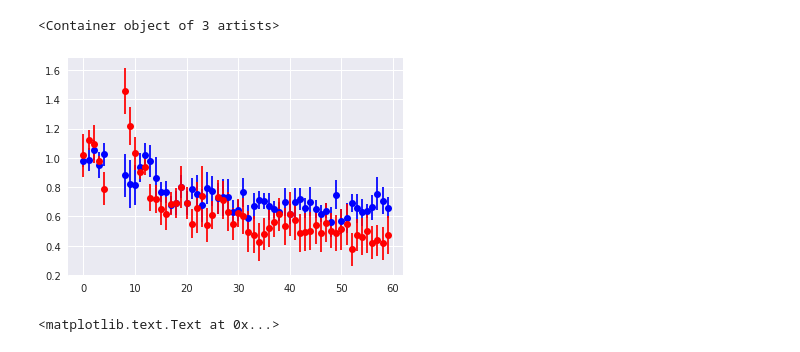
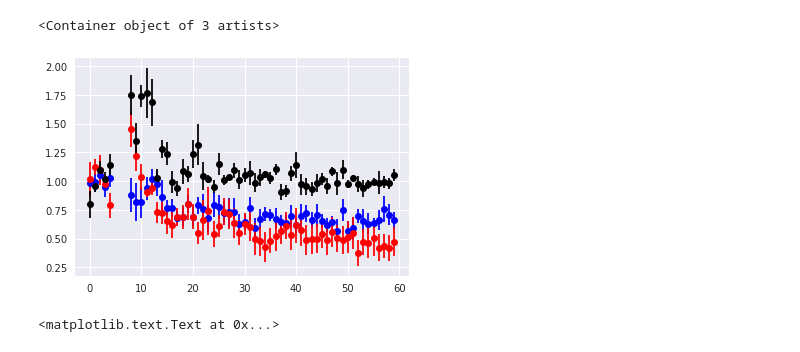
Before and after one commit to ShuangLiBCM/Patch_data_ana, a Jupyter notebook: Notebooks/Figure_preonly_reci_LTD_all.ipynb, the cells around one changed output. Cells and saved outputs as stored; diff of their text form; code cells hidden in the pictures.

Commit message:
Updated figures

```diff
--- a/Notebooks/Figure_preonly_reci_LTD_all.ipynb
+++ b/Notebooks/Figure_preonly_reci_LTD_all.ipynb
@@ -18,6 +17,7 @@ cd /data
 # %%
-pre_LTD2 = pd.read_pickle('pre_2Hz_reci')
-pre_LTD50 = pd.read_pickle('pre_50Hz_reci')
+pre_LTD2 = pd.read_pickle('/data/ana_pre_2Hz_reci')
+pre_LTD50 = pd.read_pickle('/data/ana_pre_50Hz_reci')
+pre_LTD50_uni = pd.read_pickle('/data/ana_pre_50Hz_uni')
 # %%
 pre_LTD2
 # %% [output]
@@ -69,34 +79,62 @@ ave_ptl_ste_2 = np.nanstd(ave_ptl_resp, axis=0)/np.sqrt(i)
 plt.errorbar(x=np.arange(len(ave_ptl_mean_2)), y=ave_ptl_mean_2, yerr=ave_ptl_ste_2, fmt='bo')
 
 data = pre_LTD50
 ave_ptl_resp = np.ones((len(data), 60))*np.nan
 
 for i in range(len(data)):
     bef_resp = data.iloc[i]['Before']['ave_amp1'][-5:]
     bef_rs = np.nanmean(data.iloc[i]['Before']['rs'][-5:])
     aft_rs = np.nanmean(data.iloc[i]['After']['rs'][:(data.iloc[i]['elimi']-7)][-5:])
     aft_resp = data.iloc[i]['After']['ave_amp1'][:(data.iloc[i]['elimi']-7)]*aft_rs/bef_rs
     bef_mean = np.nanmean(bef_resp)
     if aft_resp.shape[0] < 52:
         length_fill = 52 - aft_resp.shape[0]
         mean_fill = np.nanmean(aft_resp[-5:])
         ste_fill =  np.nanstd(aft_resp[-5:])
         np.random.seed(i)
         aft_fill = np.random.normal(loc=mean_fill, scale=ste_fill, size=(1,length_fill))
         aft_resp = np.concatenate((aft_resp, aft_fill.reshape(-1,1)))
 
     bef_resp = bef_resp/bef_mean
     aft_resp = aft_resp/bef_mean
     resp1_joint= np.concatenate([bef_resp, np.ones((3,1))*np.nan, aft_resp])
     ave_ptl_resp[i,:5] = bef_resp.reshape(1,-1)
     ave_ptl_resp[i,8:] = aft_resp[-52:].reshape(1,-1)
 
 ave_ptl_mean_50 = np.nanmean(ave_ptl_resp, axis=0)
 ave_ptl_ste_50 = np.nanstd(ave_ptl_resp, axis=0)/np.sqrt(i)
 plt.errorbar(x=np.arange(len(ave_ptl_mean_50)), y=ave_ptl_mean_50, yerr=ave_ptl_ste_50, fmt='ro')
+
+
+data = pre_LTD50_uni
+ave_ptl_resp = np.ones((len(data), 60))*np.nan
+
+for i in range(len(data)):
+    bef_resp = data.iloc[i]['Before']['ave_amp1'][-5:]
+    bef_rs = np.nanmean(data.iloc[i]['Before']['rs'][-5:])
+    aft_rs = np.nanmean(data.iloc[i]['After']['rs'][:(data.iloc[i]['elimi']-7)][-5:])
+    aft_resp = data.iloc[i]['After']['ave_amp1'][:(data.iloc[i]['elimi']-7)]*aft_rs/bef_rs
+    bef_mean = np.nanmean(bef_resp)
+    if aft_resp.shape[0] < 52:
+        length_fill = 52 - aft_resp.shape[0]
+        mean_fill = np.nanmean(aft_resp[-5:])
+        ste_fill =  np.nanstd(aft_resp[-5:])
+        np.random.seed(i)
+        aft_fill = np.random.normal(loc=mean_fill, scale=ste_fill, size=(1,length_fill))
+        aft_resp = np.concatenate((aft_resp, aft_fill.reshape(-1,1)))
+
+    bef_resp = bef_resp/bef_mean
+    aft_resp = aft_resp/bef_mean
+    resp1_joint= np.concatenate([bef_resp, np.ones((3,1))*np.nan, aft_resp])
+    ave_ptl_resp[i,:5] = bef_resp.reshape(1,-1)
+    ave_ptl_resp[i,8:] = aft_resp[-52:].reshape(1,-1)
+
+ave_ptl_mean_50_uni = np.nanmean(ave_ptl_resp, axis=0)
+ave_ptl_ste_50_uni = np.nanstd(ave_ptl_resp, axis=0)/np.sqrt(i)
+plt.errorbar(x=np.arange(len(ave_ptl_mean_50_uni)), y=ave_ptl_mean_50_uni, yerr=ave_ptl_ste_50_uni, fmt='ko')
 # %% [output]
 <Container object of 3 artists>
-[figure, old version]
+[figure, new version]
 # %%
 # Perform processing on before amplitude
 def pro_bef(data_mean, data_ste):
```
Also changed, not shown: parts of 6 cells of this notebook, 11 other files.
